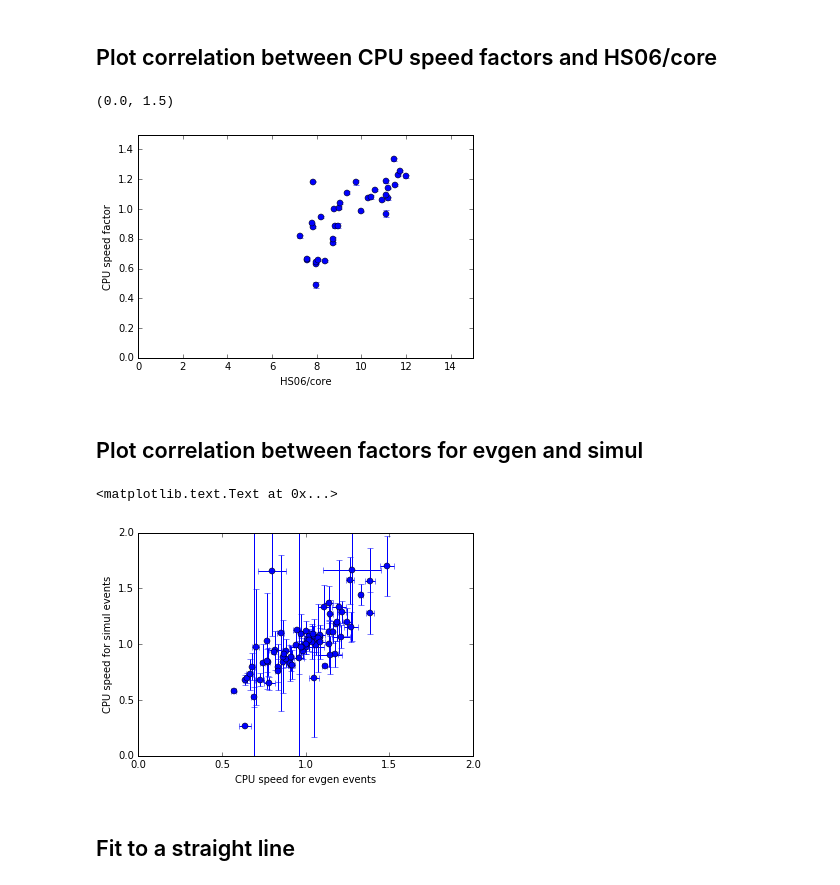
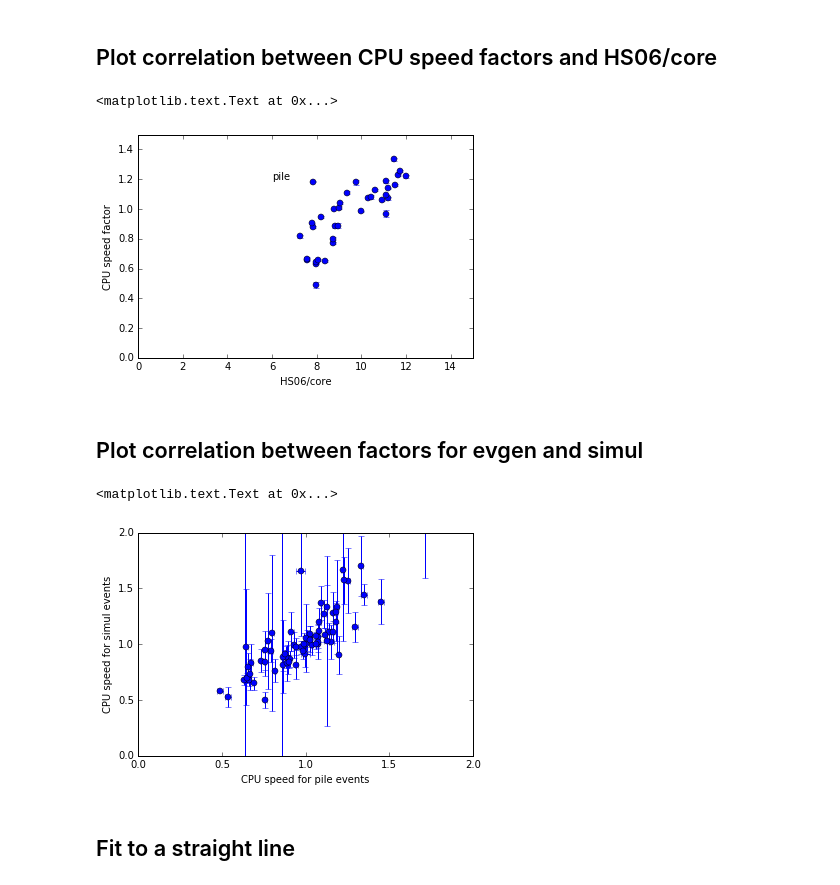
Before and after one commit to sciaba/ATLAS-CPU-time-analysis, a Jupyter notebook: Notebooks/Plot_fit_results.ipynb, the cells around one changed output. Drawn from its saved outputs; the diff is of its cells as text; code cells hidden in the pictures.

```diff
--- a/Notebooks/Plot_fit_results.ipynb
+++ b/Notebooks/Plot_fit_results.ipynb
@@ -126,41 +127,42 @@ plt.xlabel('HS06/core')
 plt.ylabel('CPU speed factor')
 plt.xlim([0., 15.])
 plt.ylim([0., 1.5])
+plt.text(6., 1.2, type)
 # %% [output]
-(0.0, 1.5)
+<matplotlib.text.Text at 0x...>
-[figure, old version]
+[figure, new version]
 # %% [markdown]
 ## Plot correlation between factors for evgen and simul
 # %%
-type1 = 'evgen'
+type1 = 'pile'
 type2 = 'simul'
 fact1 = fact[type1]
 fact2 = fact[type2]
 #print fact2['Intel(R) Xeon(R) CPU E5-2640 v2 @ 2.00GHz 4096 KB']
 x = list()
 y = list()
 x_err = list()
 y_err = list()
 s1 = set(fact1.keys())
 s2 = set(fact2.keys())
 s = s2.intersection(s1)
 for cpu in s:
     k1_avg = np.mean(fact1[cpu])
     k1_std = np.std(fact1[cpu])
     k2_avg = np.mean(fact2[cpu])
     k2_std = np.std(fact2[cpu])
     x.append(k1_avg)
     x_err.append(k1_std)
     y.append(k2_avg)
     y_err.append(k2_std)
 plt.xlim([0., 2.])
 plt.ylim([0., 2.])
 plt.errorbar(x, y, xerr=x_err, yerr=y_err, fmt='o')
 plt.xlabel('CPU speed for %s events' % type1)
 plt.ylabel('CPU speed for %s events' % type2)
 # %% [output]
 <matplotlib.text.Text at 0x...>
-[figure, old version]
+[figure, new version]
 # %% [markdown]
 ## Fit to a straight line
 # %%
```
Also changed, not shown: parts of 2 cells of this notebook, 1 other file.
